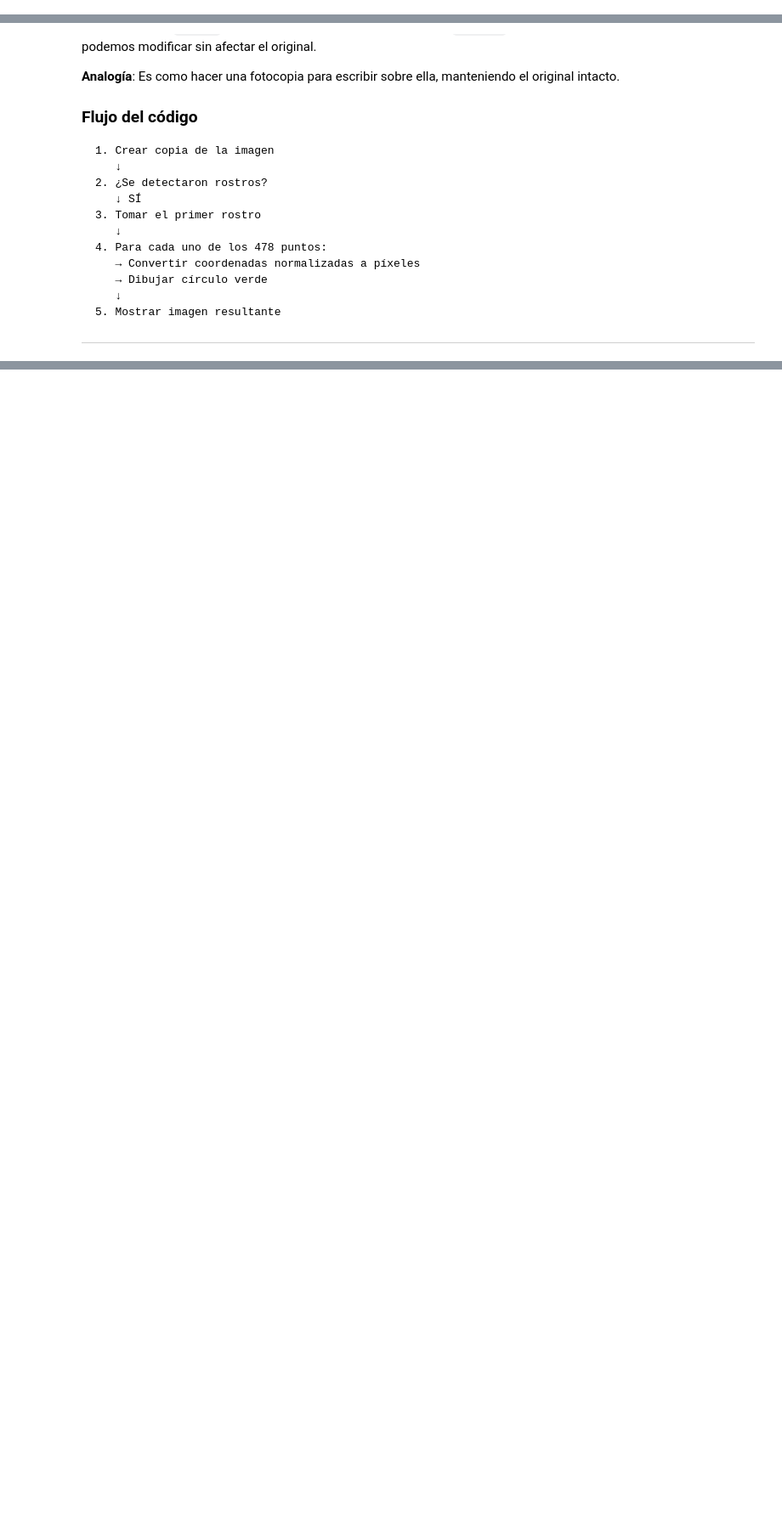
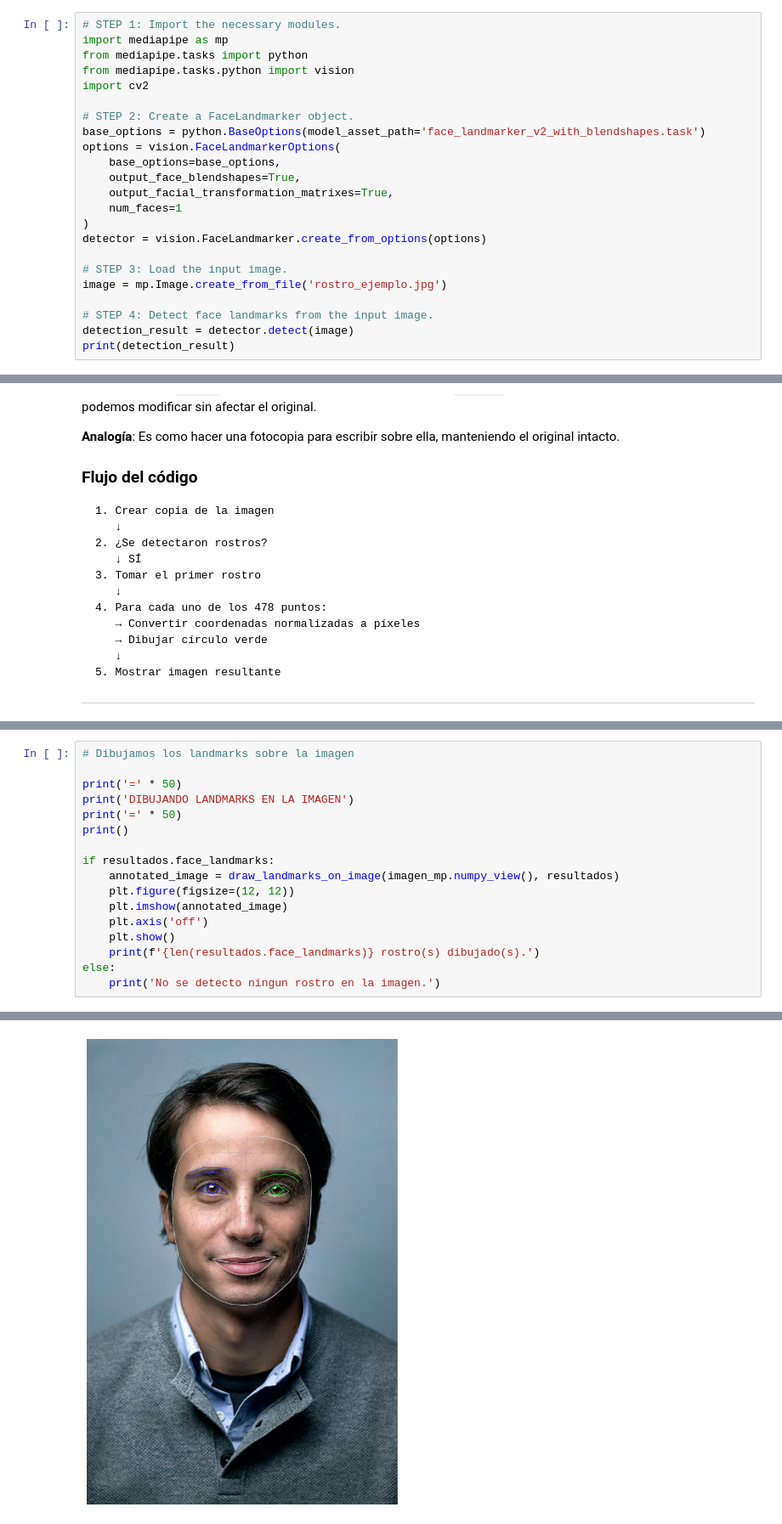
Before and after one commit to mattbarreto/ifts24-lab-pdi-2026, a Jupyter notebook: 008 - vision_artificial_aplicada/01_Detección_Puntos_Clave_Faciales.ipynb, the cells around one changed output, grey strips where cells are left out. Shown at 85% size. Drawn from its saved outputs; the diff is of its cells as text; blank space fills up the shorter version.

Commit message:
nb vision artificial aplicada testeado

```diff
--- a/008 - vision_artificial_aplicada/01_Detección_Puntos_Clave_Faciales.ipynb
+++ b/008 - vision_artificial_aplicada/01_Detección_Puntos_Clave_Faciales.ipynb
@@ -456,3 +478,26 @@ urllib.request.urlretrieve(url, "face_landmarker_v2_with_blendshapes.task")
 # %% [output]
 ('face_landmarker_v2_with_blendshapes.task',
  <http.client.HTTPMessage at 0x...>)
+# %%
+# STEP 1: Import the necessary modules.
+import mediapipe as mp
+from mediapipe.tasks import python
+from mediapipe.tasks.python import vision
+import cv2
+
+# STEP 2: Create a FaceLandmarker object.
+base_options = python.BaseOptions(model_asset_path='face_landmarker_v2_with_blendshapes.task')
+options = vision.FaceLandmarkerOptions(
+    base_options=base_options,
+    output_face_blendshapes=True,
+    output_facial_transformation_matrixes=True,
+    num_faces=1
+)
+detector = vision.FaceLandmarker.create_from_options(options)
+
+# STEP 3: Load the input image.
+image = mp.Image.create_from_file('rostro_ejemplo.jpg')
+
+# STEP 4: Detect face landmarks from the input image.
+detection_result = detector.detect(image)
+print(detection_result)
@@ -766,0 +699,18 @@ else:
+# %%
+# Dibujamos los landmarks sobre la imagen
+
+print('=' * 50)
+print('DIBUJANDO LANDMARKS EN LA IMAGEN')
+print('=' * 50)
+print()
+
+if resultados.face_landmarks:
+    annotated_image = draw_landmarks_on_image(imagen_mp.numpy_view(), resultados)
+    plt.figure(figsize=(12, 12))
+    plt.imshow(annotated_image)
+    plt.axis('off')
+    plt.show()
+    print(f'{len(resultados.face_landmarks)} rostro(s) dibujado(s).')
+else:
+    print('No se detecto ningun rostro en la imagen.')
+# %% [output]
@@ -766,0 +720 @@ else:
+[figure, added]
```
Also changed, not shown: parts of 8 cells of this notebook, 9 other files.
